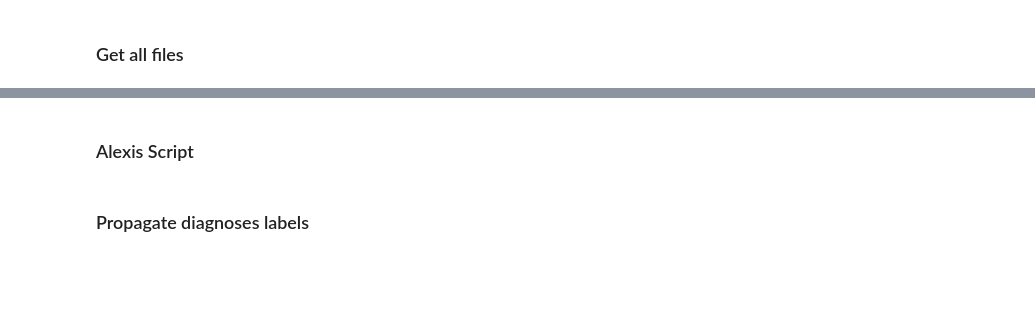
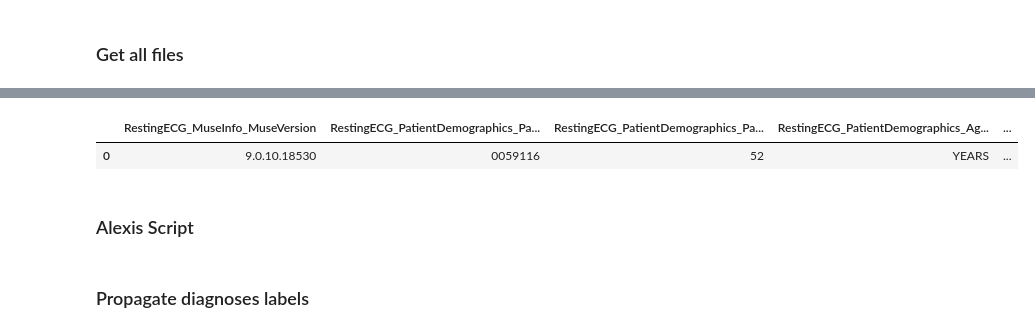
Before and after one commit to HeartWise-AI/DeepECG_Preprocess, a Jupyter notebook: DeepECG_GetFiles.ipynb, the cells around one changed output, grey strips where cells are left out. Saved outputs shown, nothing was run; the diff lists cells and outputs as text; code cells hidden in the pictures; blank space fills up the shorter version.

```diff
--- a/DeepECG_GetFiles.ipynb
+++ b/DeepECG_GetFiles.ipynb
@@ -558,3 +622,8 @@ df.to_csv("data/20230313_ECG_path.csv")
+# %%
+display(df_output.head(n=5))
+# %% [output]
+|  | RestingECG_MuseInfo_MuseVersion | RestingECG_PatientDemographics_Pa... | RestingECG_PatientDemographics_Pa... | RestingECG_PatientDemographics_Ag... | ... |
+| 0 | 9.0.10.18530 | 0059116 | 52 | YEARS | ... |
 # %%
 # df_output['ecg_abnormal'] = np.where(df_output['Diagnosis'].str.contains('ECG anormal'), 1, np.where(df_output['Diagnosis'].str.contains('ECG normal'), 0, -1))
 # Remove ECG anormal and ECG normal from diagnosis
```
Also changed, not shown: parts of 17 cells of this notebook, 2 other files.
